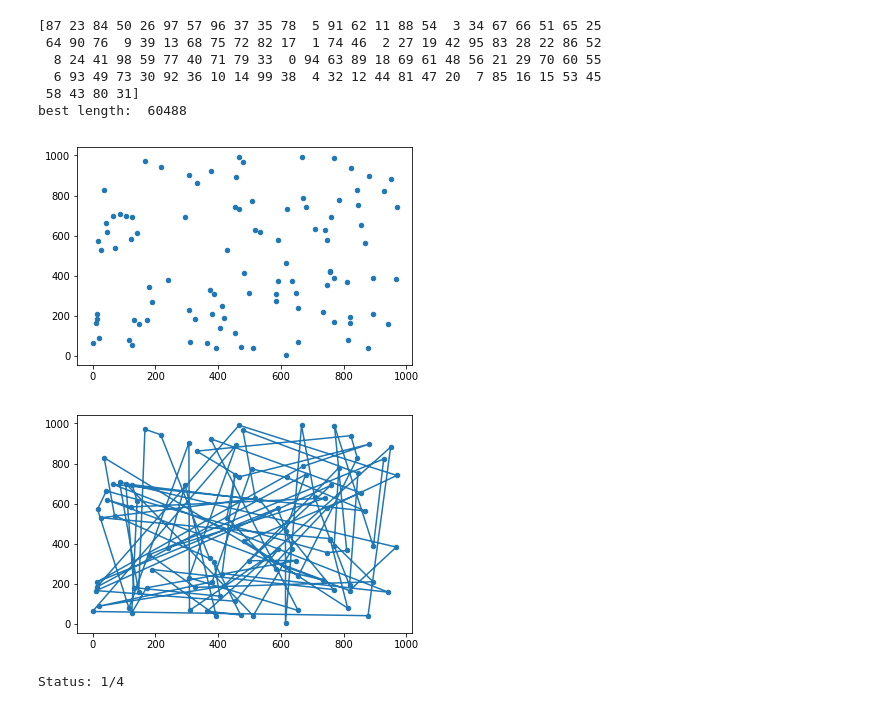
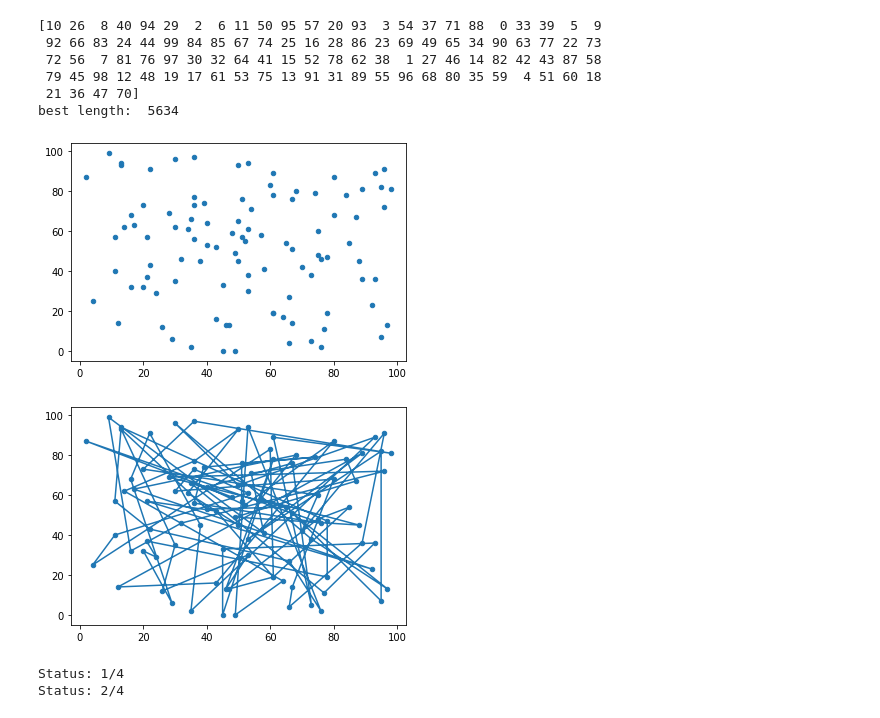
Before and after one commit to PastMike/GeneticMLExamples, a Jupyter notebook: traveling salesman.ipynb, the cells around one changed output. Cells and saved outputs as stored; diff of their text form; code cells hidden in the pictures.

```diff
--- a/traveling salesman.ipynb
+++ b/traveling salesman.ipynb
@@ -150,17 +150,18 @@ class salesman(object):
         plt.show()
 # %%
 #initialize object
-man = salesman(1000, 100, 25, 0.1, verbose = False, mutatebest = False)
+man = salesman(100, 100, 25, 0.1, verbose = False, mutatebest = False)
 
 #start calculation
-man.calculate(100000)
+man.calculate(400000)
 # %% [output]
-[87 23 84 50 26 97 57 96 37 35 78  5 91 62 11 88 54  3 34 67 66 51 65 25
- 64 90 76  9 39 13 68 75 72 82 17  1 74 46  2 27 19 42 95 83 28 22 86 52
-  8 24 41 98 59 77 40 71 79 33  0 94 63 89 18 69 61 48 56 21 29 70 60 55
-  6 93 49 73 30 92 36 10 14 99 38  4 32 12 44 81 47 20  7 85 16 15 53 45
- 58 43 80 31]
-best length:  60488
+[10 26  8 40 94 29  2  6 11 50 95 57 20 93  3 54 37 71 88  0 33 39  5  9
+ 92 66 83 24 44 99 84 85 67 74 25 16 28 86 23 69 49 65 34 90 63 77 22 73
+ 72 56  7 81 76 97 30 32 64 41 15 52 78 62 38  1 27 46 14 82 42 43 87 58
+ 79 45 98 12 48 19 17 61 53 75 13 91 31 89 55 96 68 80 35 59  4 51 60 18
+ 21 36 47 70]
+best length:  5634
-[figure, old version]
+[figure, new version]
-[figure, old version]
+[figure, new version]
 Status: 1/4
+Status: 2/4
```
Also changed, not shown: 1 other file.
